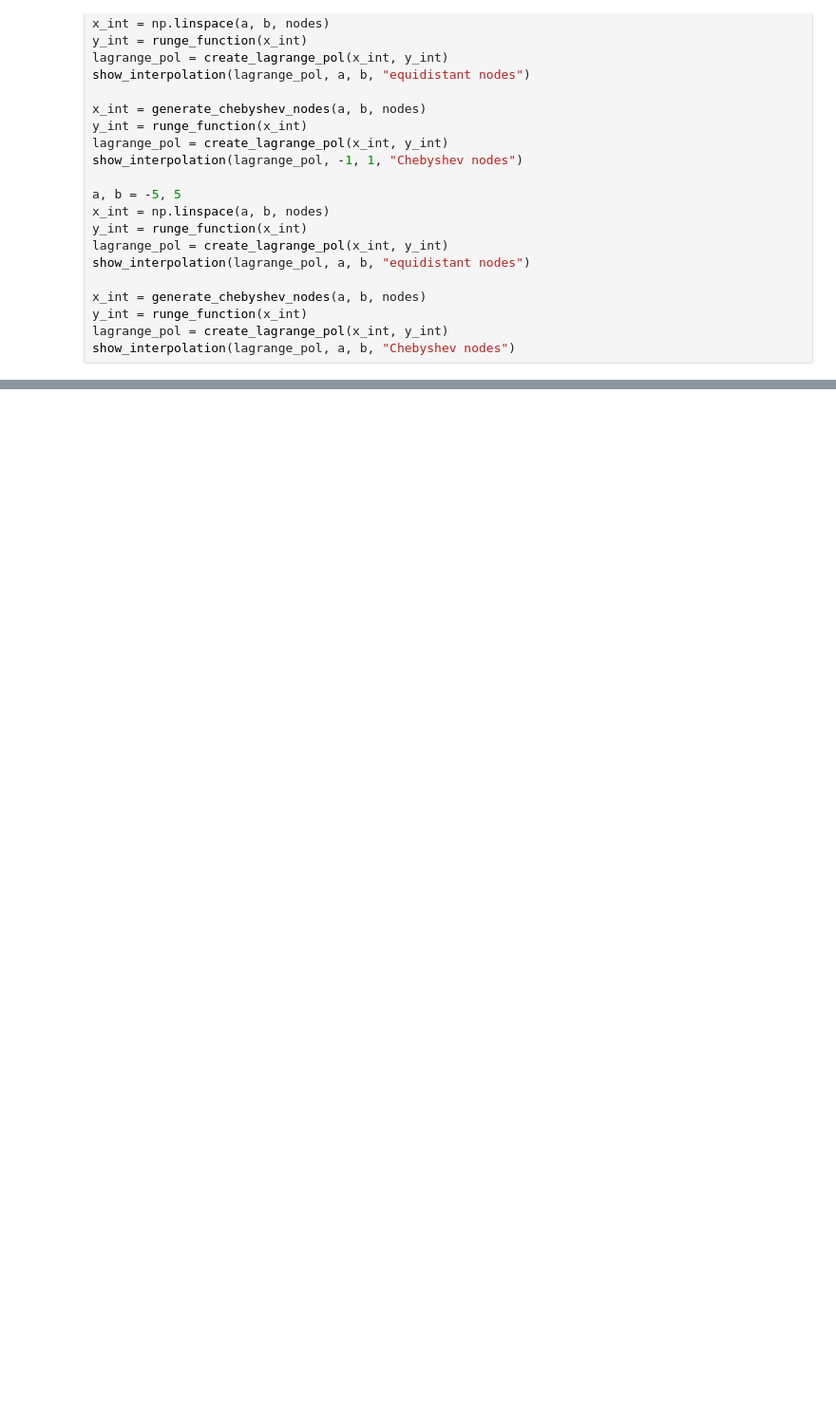
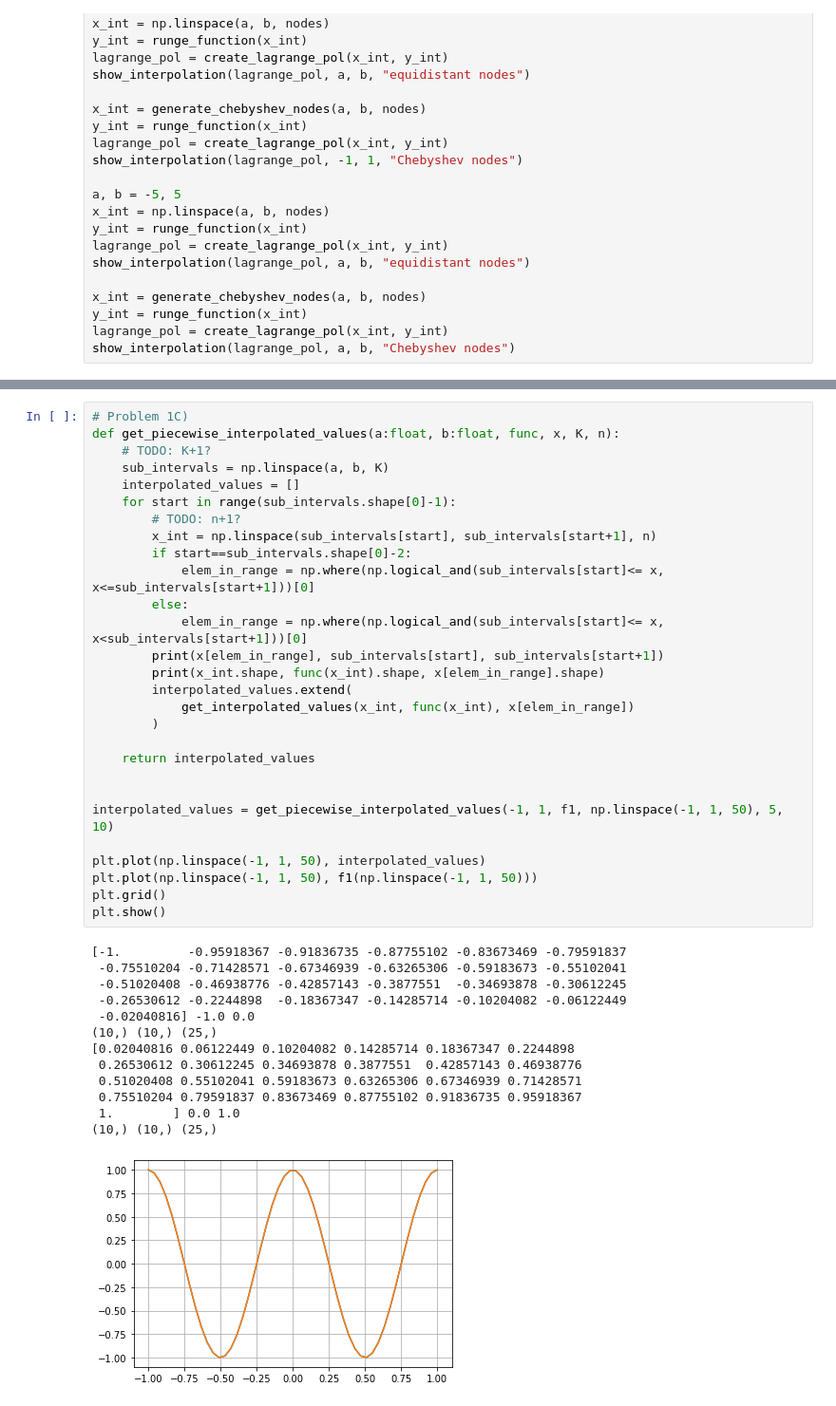
Before and after one commit to Agnar22/NumericalMethods, a Jupyter notebook: Project_2/project.ipynb, the cells around one changed output, grey strips where cells are left out. Shown at 95% size. Cells and saved outputs as stored; diff of their text form; blank space fills up the shorter version.

Commit message:
Start on task 1B and task 1C.

```diff
--- a/Project_2/project.ipynb
+++ b/Project_2/project.ipynb
@@ -75,0 +121,42 @@ show_interpolation(lagrange_pol, a, b, "Chebyshev nodes")
+# %%
+# Problem 1C)
+def get_piecewise_interpolated_values(a:float, b:float, func, x, K, n):
+    # TODO: K+1?
+    sub_intervals = np.linspace(a, b, K)
+    interpolated_values = []
+    for start in range(sub_intervals.shape[0]-1):
+        # TODO: n+1?
+        x_int = np.linspace(sub_intervals[start], sub_intervals[start+1], n)
+        if start==sub_intervals.shape[0]-2:
+            elem_in_range = np.where(np.logical_and(sub_intervals[start]<= x, x<=sub_intervals[start+1]))[0]
+        else:
+            elem_in_range = np.where(np.logical_and(sub_intervals[start]<= x, x<sub_intervals[start+1]))[0]
+        print(x[elem_in_range], sub_intervals[start], sub_intervals[start+1])
+        print(x_int.shape, func(x_int).shape, x[elem_in_range].shape)
+        interpolated_values.extend(
+            get_interpolated_values(x_int, func(x_int), x[elem_in_range])
+        )
+
+    return interpolated_values
+
+
+interpolated_values = get_piecewise_interpolated_values(-1, 1, f1, np.linspace(-1, 1, 50), 5, 10)
+
+plt.plot(np.linspace(-1, 1, 50), interpolated_values)
+plt.plot(np.linspace(-1, 1, 50), f1(np.linspace(-1, 1, 50)))
+plt.grid()
+plt.show()
+# %% [output]
+[-1.         -0.95918367 -0.91836735 -0.87755102 -0.83673469 -0.79591837
+ -0.75510204 -0.71428571 -0.67346939 -0.63265306 -0.59183673 -0.55102041
+ -0.51020408 -0.46938776 -0.42857143 -0.3877551  -0.34693878 -0.30612245
+ -0.26530612 -0.2244898  -0.18367347 -0.14285714 -0.10204082 -0.06122449
+ -0.02040816] -1.0 0.0
+(10,) (10,) (25,)
+[0.02040816 0.06122449 0.10204082 0.14285714 0.18367347 0.2244898
+ 0.26530612 0.30612245 0.34693878 0.3877551  0.42857143 0.46938776
+ 0.51020408 0.55102041 0.59183673 0.63265306 0.67346939 0.71428571
+ 0.75510204 0.79591837 0.83673469 0.87755102 0.91836735 0.95918367
+ 1.        ] 0.0 1.0
+(10,) (10,) (25,)
+[figure, added]
```
Also changed, not shown: parts of 1 cell of this notebook.
